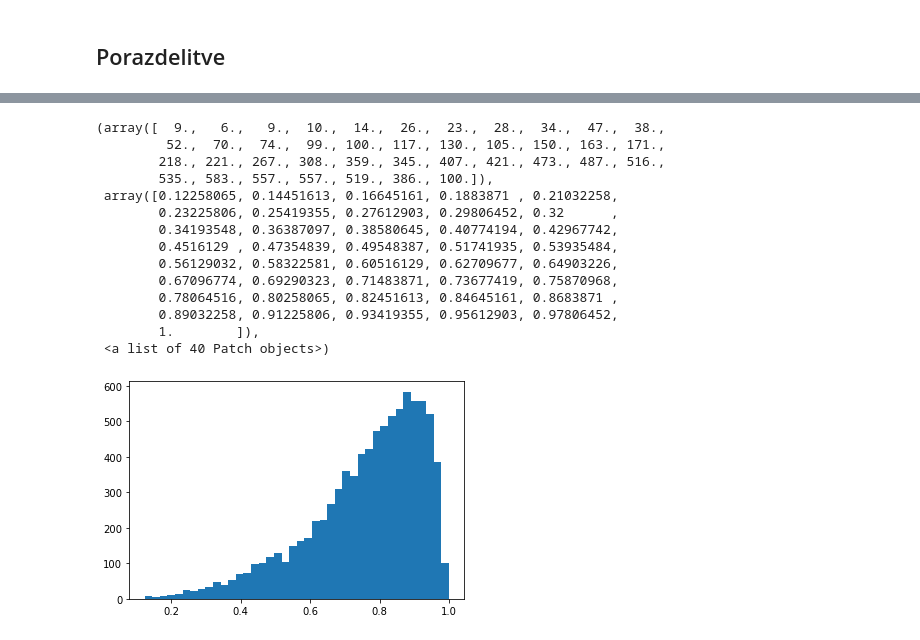
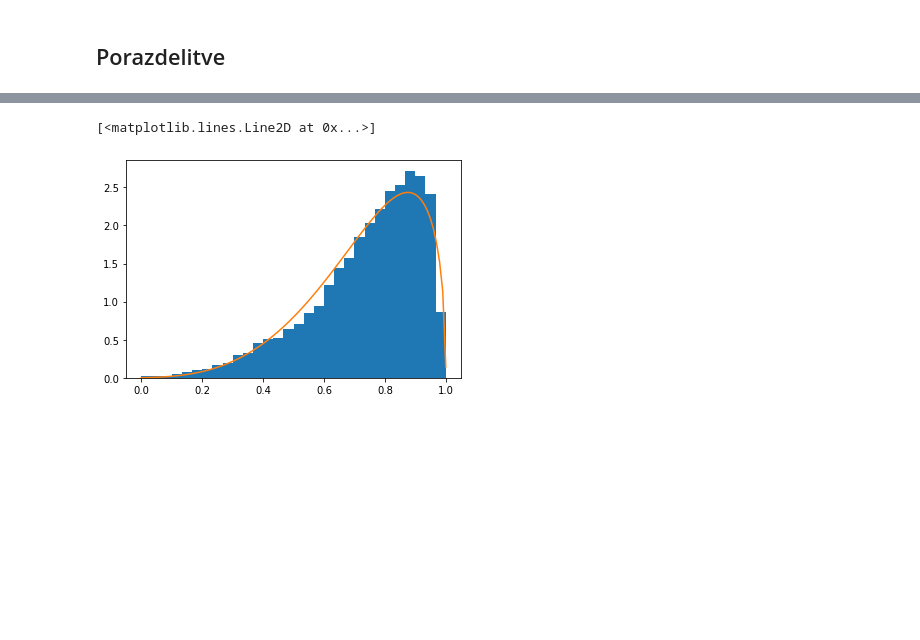
Before and after one commit to matejgrzinic/PR20MGDPMZML, a Jupyter notebook: popovic.ipynb, the cells around one changed output, grey strips where cells are left out. Drawn from its saved outputs; the diff is of its cells as text; code cells hidden in the pictures; blank space fills up the shorter version.

```diff
--- a/popovic.ipynb
+++ b/popovic.ipynb
@@ -169,6 +169,7 @@ def getDataFrameFor(atribut, value, OGDataFrame):
             return matrix
     return null
 # %%
+mySteam = buildSteamDataframe(steam)
 mySteam.head()
 # %% [output]
 |  | appid | name | developer | publisher | platforms | categories | genres | steamspy_tags | ... |
@@ -333,25 +334,20 @@ mySteam.head()
 | 2 | 30 | Day of Defeat | Valve | Valve | windows;mac;linux | Multi-player;Valve Anti-Cheat ena... | Action | FPS;World War II;Multiplayer | ... |
 | 3 | 40 | Deathmatch Classic | Valve | Valve | windows;mac;linux | Multi-player;Online Multi-Player;... | Action | Action;FPS;Multiplayer | ... |
 | 4 | 50 | Half-Life: Opposing Force | Gearbox Software | Valve | windows;mac;linux | Single-player;Multi-player;Valve ... | Action | FPS;Action;Sci-fi | ... |
+# %%
+def normalize (tab):
+    minValue = np.min(tab)
+    maxValue = np.max(tab)
+    for i,value in enumerate(tab):
+        tab[i] = (value-minValue)/(maxValue-minValue)
+    return tab
 # %%
 from scipy.stats import beta
-sample = beta.rvs(a, b, size=n)
-parameters = beta.fit(sample)
+parameters = beta.fit(normalize(mySteam[mySteam.reviews > 100].rating))
+xr = np.linspace(0, 1, 100)
 P_fit = [beta.pdf(x, *parameters) for x in xr ]
-plt.hist(mySteam[mySteam.reviews > 100].rating, bins=40)
+plt.hist(normalize(mySteam[mySteam.reviews > 100].rating), density=True,bins=30)
+plt.plot(xr, P_fit)
 # %% [output]
-(array([  9.,   6.,   9.,  10.,  14.,  26.,  23.,  28.,  34.,  47.,  38.,
-         52.,  70.,  74.,  99., 100., 117., 130., 105., 150., 163., 171.,
-        218., 221., 267., 308., 359., 345., 407., 421., 473., 487., 516.,
-        535., 583., 557., 557., 519., 386., 100.]),
- array([0.12258065, 0.14451613, 0.16645161, 0.1883871 , 0.21032258,
-        0.23225806, 0.25419355, 0.27612903, 0.29806452, 0.32      ,
-        0.34193548, 0.36387097, 0.38580645, 0.40774194, 0.42967742,
-        0.4516129 , 0.47354839, 0.49548387, 0.51741935, 0.53935484,
-        0.56129032, 0.58322581, 0.60516129, 0.62709677, 0.64903226,
-        0.67096774, 0.69290323, 0.71483871, 0.73677419, 0.75870968,
-        0.78064516, 0.80258065, 0.82451613, 0.84645161, 0.8683871 ,
-        0.89032258, 0.91225806, 0.93419355, 0.95612903, 0.97806452,
-        1.        ]),
- <a list of 40 Patch objects>)
+[<matplotlib.lines.Line2D at 0x...>]
-[figure, old version]
+[figure, new version]
```
Also changed, not shown: parts of 3 cells of this notebook.
